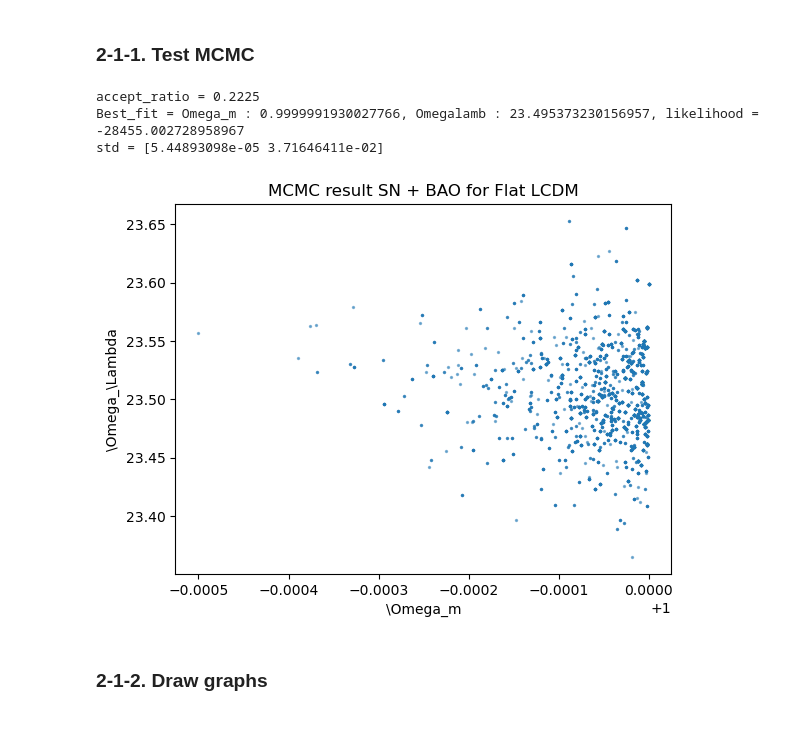
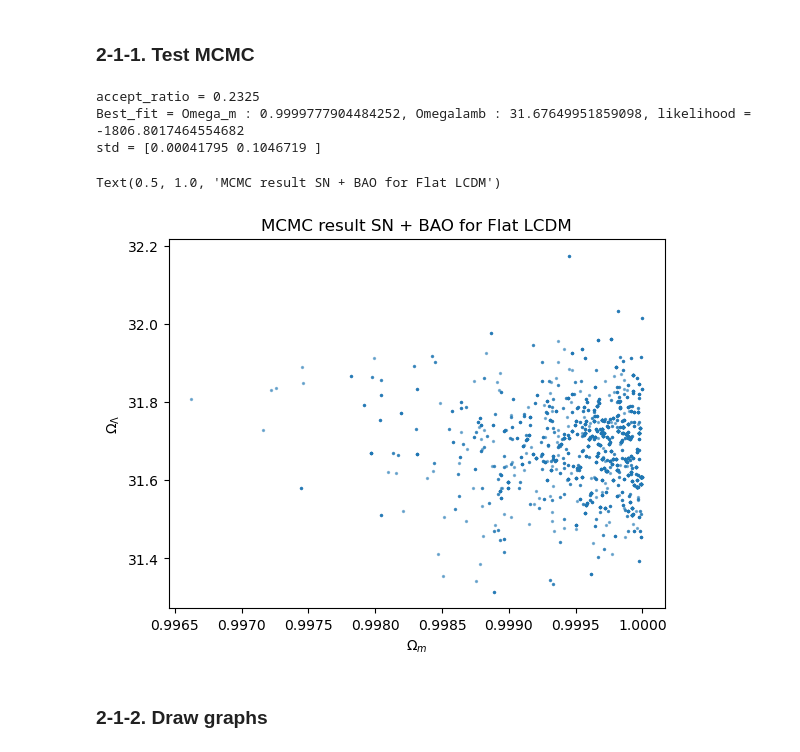
Before and after one commit to john1256/KASI_Ms, a Jupyter notebook: 2025/Field_research/Midterm_proj2_analmarg.ipynb, the cells around one changed output. Cells and saved outputs as stored; diff of their text form; code cells hidden in the pictures; blank space fills up the shorter version.

```diff
--- a/2025/Field_research/Midterm_proj2_analmarg.ipynb
+++ b/2025/Field_research/Midterm_proj2_analmarg.ipynb
@@ -88,10 +86,10 @@ import multiprocess as mp
 # %%
 def run_mcmc_test(seed):
     np.random.seed(seed)
-    Prior2 = np.array([[0., -3.],[20, 3]])
+    Prior2 = np.array([[0., -3.],[20, 1.]])
     std = np.array([0.7765663, 0.5880332])
     normal_vec = np.array([1., 0.2])
-    paraminit = np.array([2.5,  2.5]) + np.random.normal(0,std)
+    paraminit = np.array([3.1, 0. ]) + np.random.normal(0,std)
     nstep = int(1e3)
     return uc.MCMC(uc.Other_stuff_curved, paraminit, sndata, nstep, normal_vec, Prior2)
 
@@ -192,3 +180,5 @@ EXMOS 4 0.597 58.64 1.292
+# %%
+BAO_data = pd.read_csv('./Data/BAO_data.csv', sep=',', engine='python')
 # %% [markdown]
 ## 2-1. Flat LCDM
 # %%
@@ -203,9 +193,9 @@ import multiprocess as mp
 def run_mcmc_test(seed):
     np.random.seed(seed)
     Prior2 = np.array([[0., 4.66594018],[1, 36.39070654]])
-    std = np.array([0., 0.57213598])
-    normal_vec = np.array([0.0003, 0.11904393])*0.5
-    paraminit = np.array([0.9999742233029345,  22.850391597263012]) + np.random.normal(0,std)
+    std = np.array([0.,  0.11162995])
+    normal_vec = np.array([0.0003614, 0.11162995])*2.
+    paraminit = np.array([0.9999742233029345,  31.689002893196257]) + np.random.normal(0,std)
     nstep = int(1e3)
     return ufb.MCMC_BAO(ufb.Other_stuff_flat, ufb.BAO_flat, paraminit, sndata,BAO_data, nstep, normal_vec, Prior2)
 # %%
@@ -213,25 +203,26 @@ n_chain = 4
 with mp.Pool(processes=n_chain) as pool:
     results = pool.map(run_mcmc_test, range(n_chain))
 # %%
-burn_in = 200
+burn_in = 400
 MCMC_test = np.concatenate((results[0][:, burn_in:], results[1][:, burn_in:], results[2][:, burn_in:], results[3][:, burn_in:]), axis=1)
 # %%
-accept_ratio = np.unique(MCMC_test).shape[0] / (4*2e3-4*burn_in)
+accept_ratio = np.unique(MCMC_test, axis=1).shape[1] / MCMC_test.shape[1]
 Best_fit = MCMC_test[:,np.argmax(MCMC_test[-1])]
 std = np.std(MCMC_test[0:2], axis=1)
 print(f'accept_ratio = {accept_ratio}')
 print(f'Best_fit = Omega_m : {Best_fit[0]}, Omegalamb : {Best_fit[1]}, likelihood = {Best_fit[-1]}')
 print(f'std = {std}')
 plt.scatter(MCMC_test[0], MCMC_test[1], s=2, alpha=0.5)
-plt.xlabel(r'\Omega_m')
-plt.ylabel(r'\Omega_\Lambda')
+plt.xlabel(r'$\Omega_m$')
+plt.ylabel(r'$\Omega_\Lambda$')
 plt.title('MCMC result SN + BAO for Flat LCDM')
-plt.savefig('./2025/Field_research/Results/MCMC_flat_BAO.png', dpi=300, bbox_inches='tight')
+#plt.savefig('./2025/Field_research/Results/MCMC_flat_BAO.png', dpi=300, bbox_inches='tight')
 # %% [output]
-accept_ratio = 0.2225
-Best_fit = Omega_m : 0.9999991930027766, Omegalamb : 23.495373230156957, likelihood = -28455.002728958967
-std = [5.44893098e-05 3.71646411e-02]
+accept_ratio = 0.2325
+Best_fit = Omega_m : 0.9999777904484252, Omegalamb : 31.67649951859098, likelihood = -1806.8017464554682
+std = [0.00041795 0.1046719 ]
+Text(0.5, 1.0, 'MCMC result SN + BAO for Flat LCDM')
-[figure, old version]
+[figure, new version]
 # %% [markdown]
 ### 2-1-2. Draw graphs
 # %%
```
Also changed, not shown: parts of 17 cells of this notebook, 7 other files.
